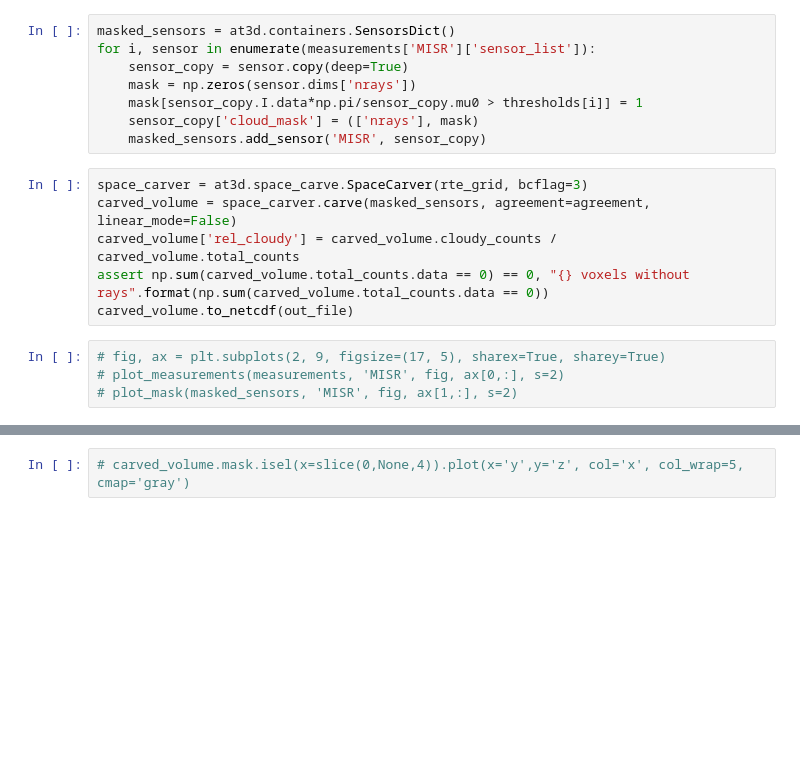
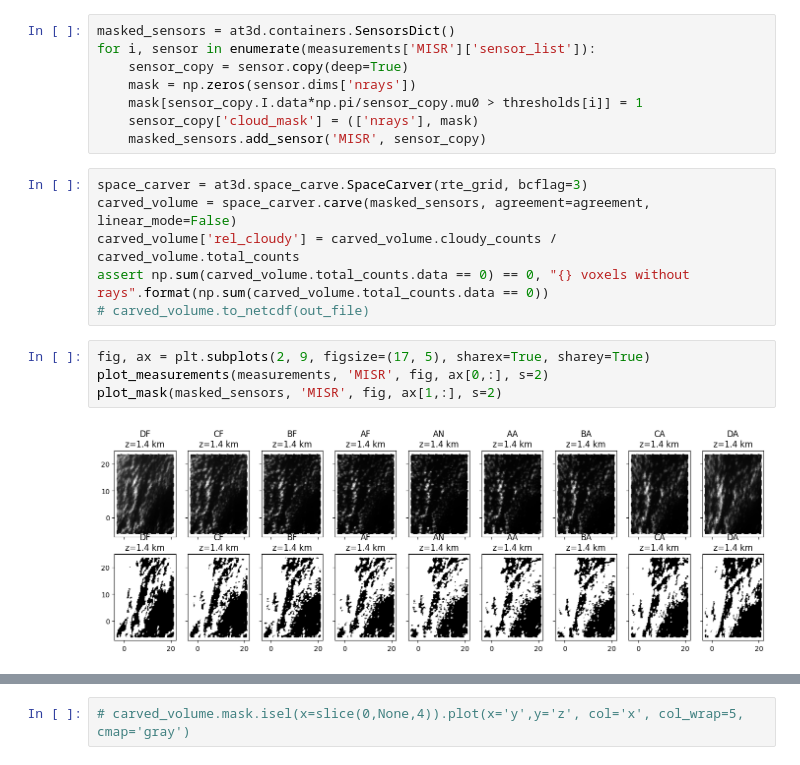
Before and after one commit to jlun17/misr-at3d-camp2ex, a Jupyter notebook: notebooks/preprocessing/space_carve.ipynb, the cells around one changed output, grey strips where cells are left out. Saved outputs shown, nothing was run; the diff lists cells and outputs as text; blank space fills up the shorter version.

```diff
--- a/notebooks/preprocessing/space_carve.ipynb
+++ b/notebooks/preprocessing/space_carve.ipynb
@@ -69,8 +69,10 @@ space_carver = at3d.space_carve.SpaceCarver(rte_grid, bcflag=3)
 carved_volume = space_carver.carve(masked_sensors, agreement=agreement, linear_mode=False)
 carved_volume['rel_cloudy'] = carved_volume.cloudy_counts / carved_volume.total_counts
 assert np.sum(carved_volume.total_counts.data == 0) == 0, "{} voxels without rays".format(np.sum(carved_volume.total_counts.data == 0))
-carved_volume.to_netcdf(out_file)
+# carved_volume.to_netcdf(out_file)
 # %%
-# fig, ax = plt.subplots(2, 9, figsize=(17, 5), sharex=True, sharey=True)
-# plot_measurements(measurements, 'MISR', fig, ax[0,:], s=2)
-# plot_mask(masked_sensors, 'MISR', fig, ax[1,:], s=2)
+fig, ax = plt.subplots(2, 9, figsize=(17, 5), sharex=True, sharey=True)
+plot_measurements(measurements, 'MISR', fig, ax[0,:], s=2)
+plot_mask(masked_sensors, 'MISR', fig, ax[1,:], s=2)
+# %% [output]
+[figure, added]
```
Also changed, not shown: parts of 1 cell of this notebook, 5 other files.
